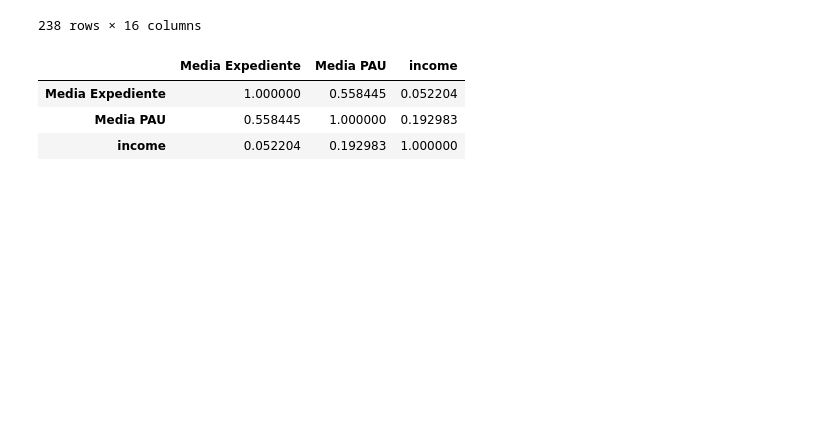
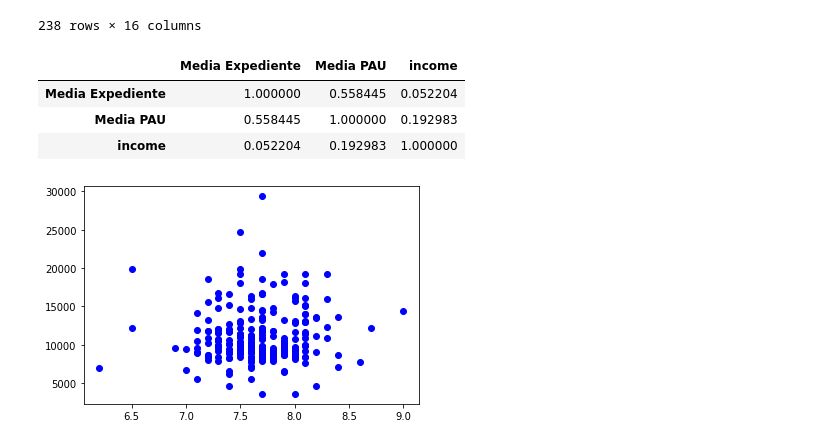
Before and after one commit to Domyy95/CDA, a Jupyter notebook: Correlation Income.ipynb, the cells around one changed output. Saved outputs shown, nothing was run; the diff lists cells and outputs as text; code cells hidden in the pictures; blank space fills up the shorter version.

```diff
--- a/Correlation Income.ipynb
+++ b/Correlation Income.ipynb
@@ -43,3 +43,14 @@ data[['Media Expediente','Media PAU','income']].corr(method ='pearson')
 | Media Expediente | 1.000000 | 0.558445 | 0.052204 |
 | Media PAU | 0.558445 | 1.000000 | 0.192983 |
 | income | 0.052204 | 0.192983 | 1.000000 |
+# %%
+grades_exp = data['Media Expediente']
+grades_pau = data['Media PAU']
+income = data['income']
+# %%
+import matplotlib.pyplot as plt
+
+plt.plot(grades_exp,income,'bo')
+plt.show()
+# %% [output]
+[figure, added]
```
Also changed, not shown: parts of 1 cell of this notebook, 1 other file.
